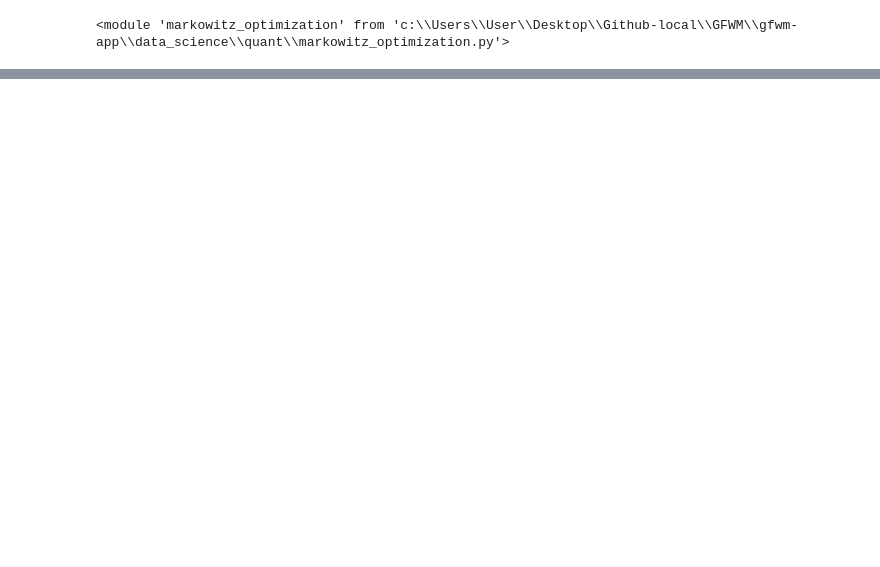
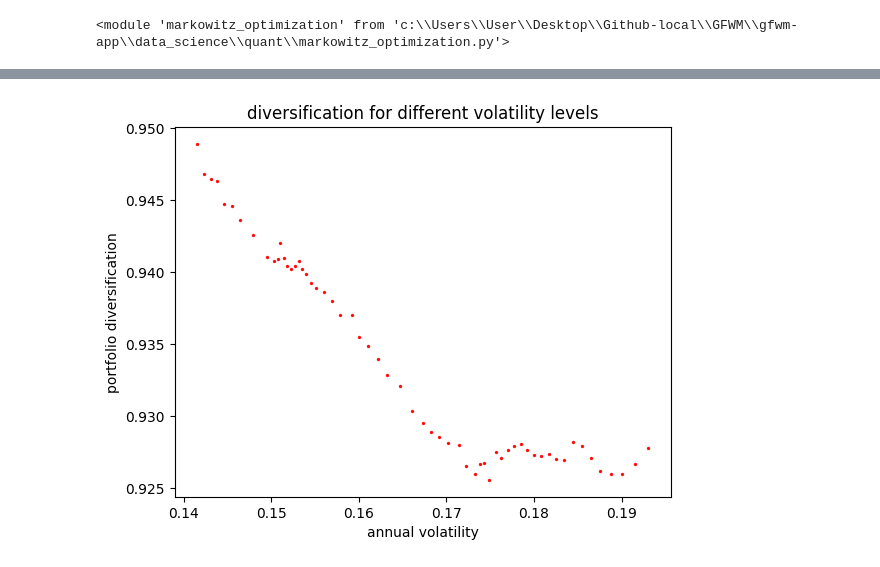
Before and after one commit to Green-Future-Wealth-Management-MQP-2024/GFWM, a Jupyter notebook: gfwm-app/data_science/quant/markowitz_plots.ipynb, the cells around one changed output, grey strips where cells are left out. Saved outputs shown, nothing was run; the diff lists cells and outputs as text; code cells hidden in the pictures; blank space fills up the shorter version.

```diff
--- a/gfwm-app/data_science/quant/markowitz_plots.ipynb
+++ b/gfwm-app/data_science/quant/markowitz_plots.ipynb
@@ -100,0 +115,9 @@ plt.show()
+# %%
+plt.scatter(optimal_portfolios['annual_volatility'],
+            optimal_portfolios['diversification'], s=2, c='red', alpha=0.9)
+plt.xlabel('annual volatility')
+plt.ylabel('portfolio diversification')
+plt.title('diversification for different volatility levels')
+plt.show()
+# %% [output]
+[figure, added]
```
Also changed, not shown: parts of 4 cells of this notebook, 1 other file.
